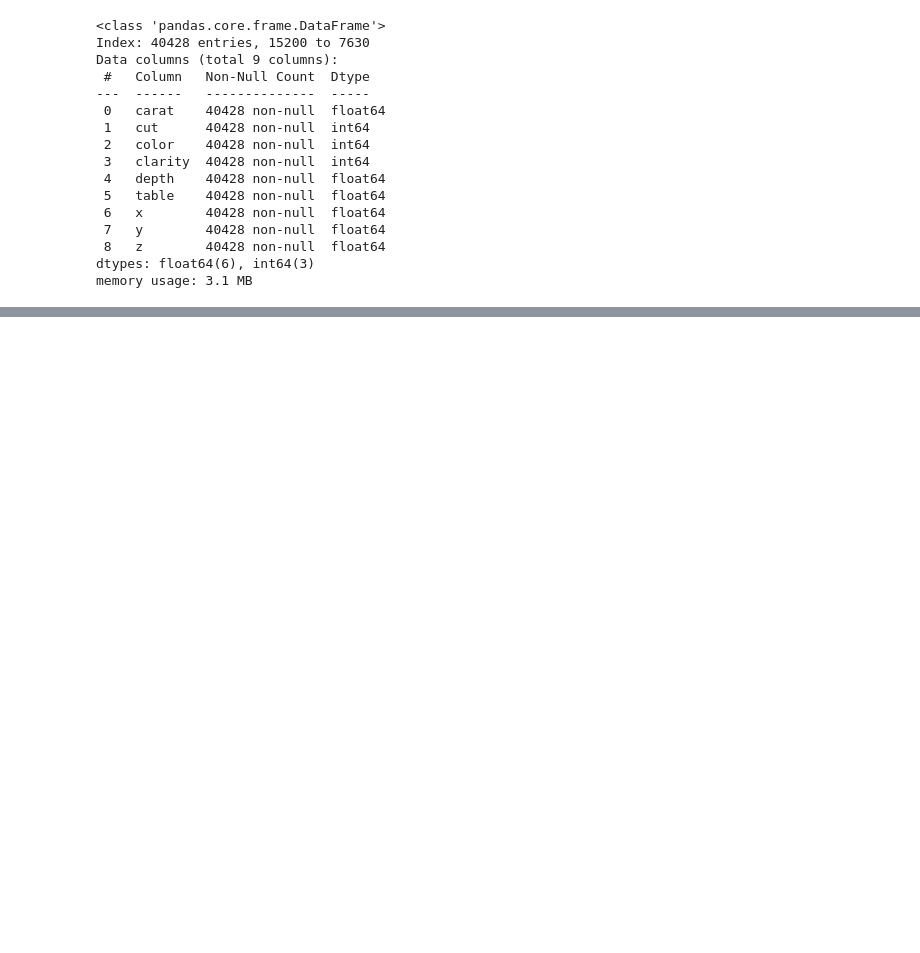
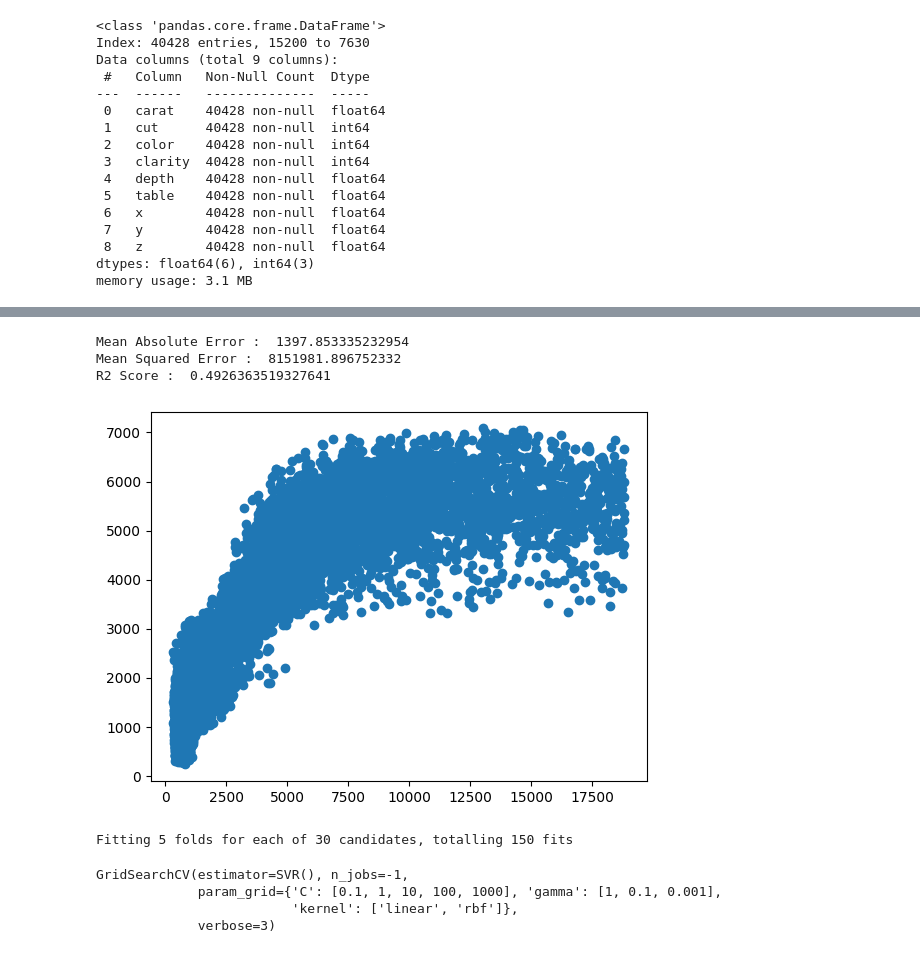
Before and after one commit to atanurgul/DiamondsDataML, a Jupyter notebook: MLdiamonds.ipynb, the cells around one changed output, grey strips where cells are left out. Saved outputs shown, nothing was run; the diff lists cells and outputs as text; code cells hidden in the pictures; blank space fills up the shorter version.

```diff
--- a/MLdiamonds.ipynb
+++ b/MLdiamonds.ipynb
@@ -328,0 +355,20 @@ X_test_scaled = scaler.transform(X_test)
+# %%
+svr = SVR()
+svr.fit(X_train_scaled,y_train)
+y_pred = svr.predict(X_test_scaled)
+
+mae= mean_absolute_error(y_test,y_pred )
+mse= mean_squared_error( y_test,y_pred )
+r2= r2_score( y_test,y_pred)
+
+print("Mean Absolute Error : " , mae)
+print("Mean Squared Error : " , mse)
+print("R2 Score : " , r2)
+
+plt.scatter(y_test,y_pred)
+plt.show()
+# %% [output]
+Mean Absolute Error :  1397.853335232954
+Mean Squared Error :  8151981.896752332
+R2 Score :  0.4926363519327641
+[figure, added]
@@ -328,0 +388,8 @@ X_test_scaled = scaler.transform(X_test)
+# %%
+grid.fit(X_train_scaled , y_train)
+# %% [output]
+Fitting 5 folds for each of 30 candidates, totalling 150 fits
+GridSearchCV(estimator=SVR(), n_jobs=-1,
+             param_grid={'C': [0.1, 1, 10, 100, 1000], 'gamma': [1, 0.1, 0.001],
+                         'kernel': ['linear', 'rbf']},
+             verbose=3)
```
Also changed, not shown: parts of 9 cells of this notebook.
